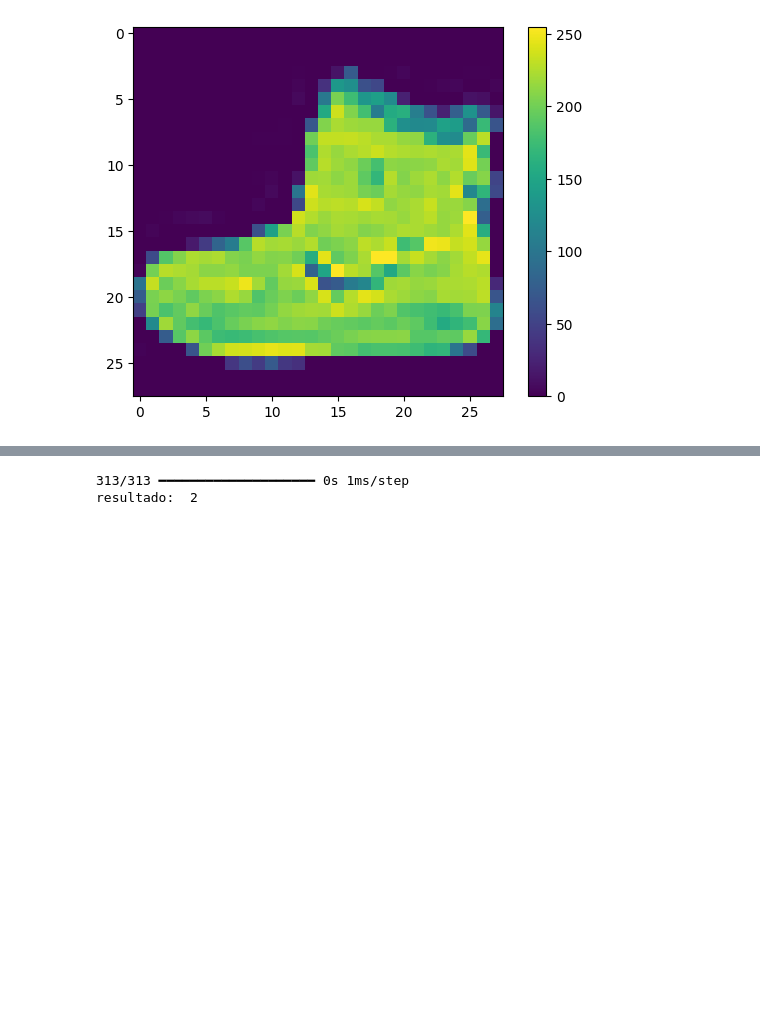
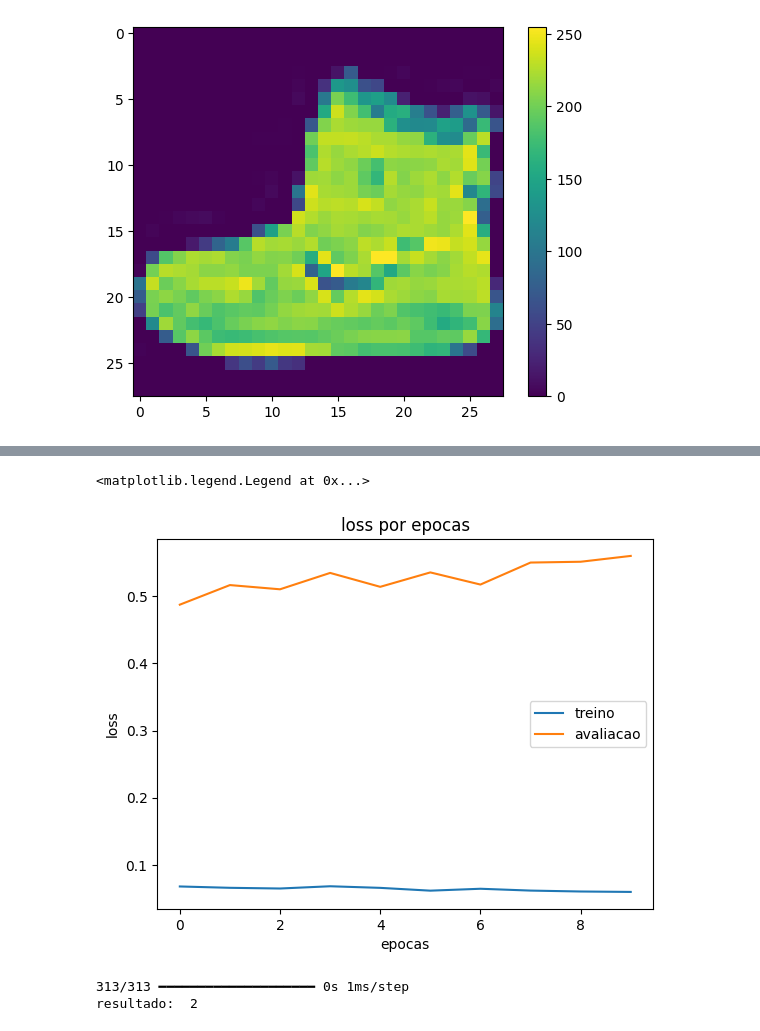
Before and after one commit to JzBreno/Deep-Learning-P, a Jupyter notebook: main.ipynb, the cells around one changed output, grey strips where cells are left out. Saved outputs shown, nothing was run; the diff lists cells and outputs as text; code cells hidden in the pictures; blank space fills up the shorter version.

```diff
--- a/main.ipynb
+++ b/main.ipynb
@@ -79,3 +126,15 @@ modelo.fit(train_images, train_labels)
+# %%
+#plotando para as percas
+plt.plot(historico.history['loss'])
+plt.plot(historico.history['val_loss'])
+plt.title('loss por epocas')
+plt.xlabel('epocas')
+plt.ylabel('loss')
+plt.legend(['treino', 'avaliacao'])
+#ambas tem uma recao inversamente proporcional aos de acuracia
+# %% [output]
+<matplotlib.legend.Legend at 0x...>
+[figure, added]
 # %%
 #testando modelo
 testes = modelo.predict(test_images)
```
Also changed, not shown: parts of 8 cells of this notebook.
